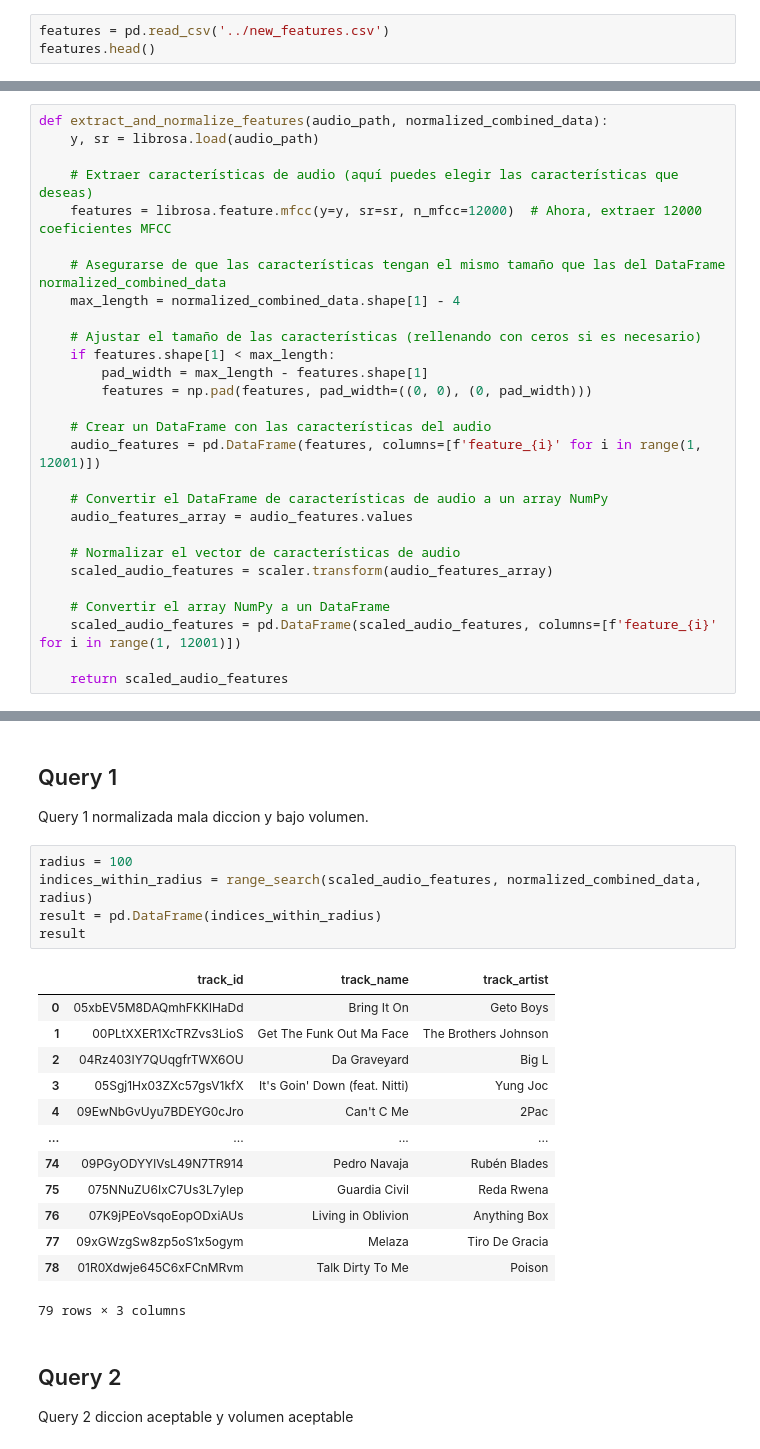
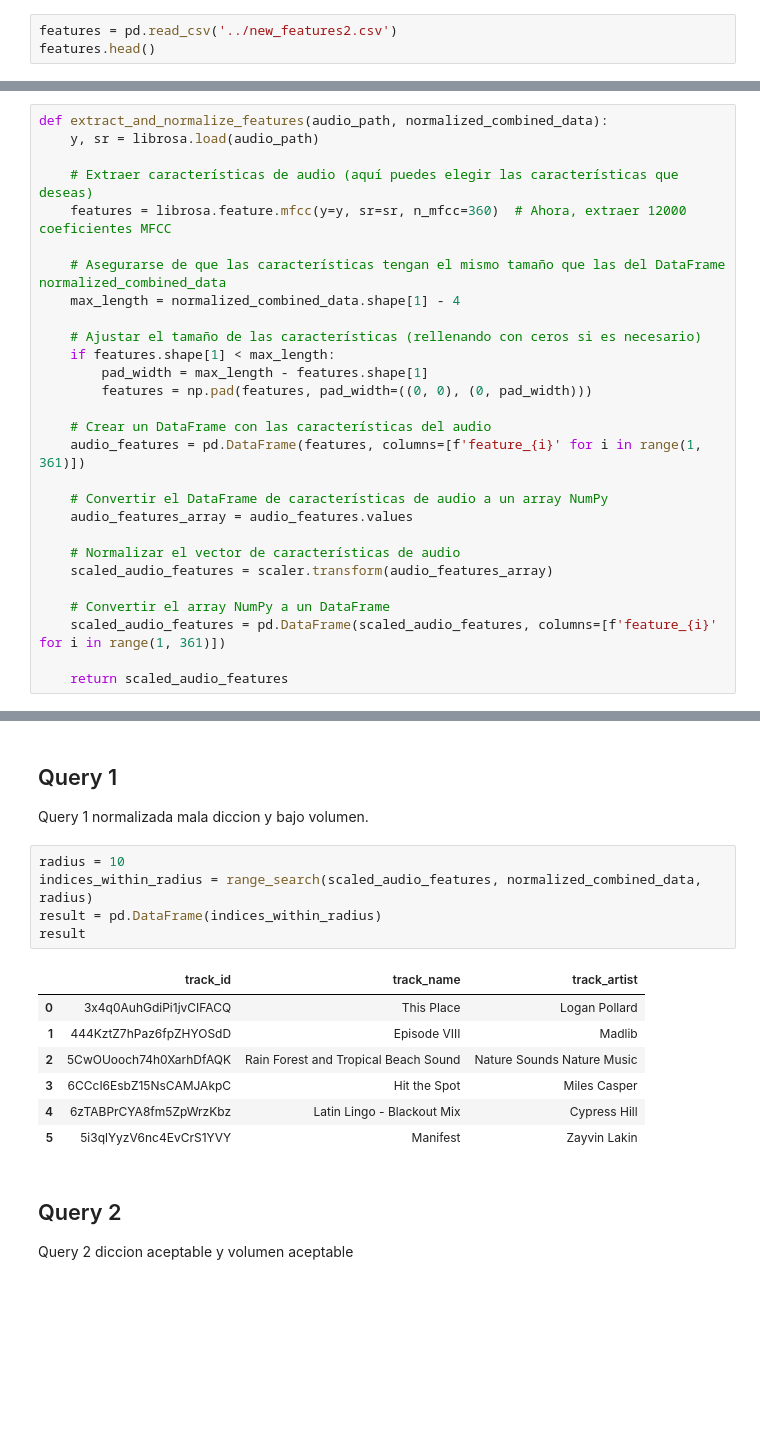
Before and after one commit to MatiasMaravi/BD2-Project2, a Jupyter notebook: knn/knn.ipynb, the cells around one changed output, grey strips where cells are left out. Saved outputs shown, nothing was run; the diff lists cells and outputs as text; blank space fills up the shorter version.

```diff
--- a/knn/knn.ipynb
+++ b/knn/knn.ipynb
@@ -25,7 +25,7 @@ songs.head()
 # %% [markdown]
 Cargamos el csv de vector caracteristico de las canciones
 # %%
-features = pd.read_csv('../new_features.csv')
+features = pd.read_csv('../new_features2.csv')
 features.head()
 # %% [output]
 |  | track_id | f1 | f2 | f3 | f4 | f5 | f6 | f7 | f8 | f9 | ... | ... |
@@ -415,7 +415,7 @@ def extract_and_normalize_features(audio_path, normalized_combined_data):
     y, sr = librosa.load(audio_path)
 
     # Extraer características de audio (aquí puedes elegir las características que deseas)
-    features = librosa.feature.mfcc(y=y, sr=sr, n_mfcc=12000)  # Ahora, extraer 12000 coeficientes MFCC
+    features = librosa.feature.mfcc(y=y, sr=sr, n_mfcc=360)  # Ahora, extraer 12000 coeficientes MFCC
 
     # Asegurarse de que las características tengan el mismo tamaño que las del DataFrame normalized_combined_data
     max_length = normalized_combined_data.shape[1] - 4
@@ -426,7 +426,7 @@ def extract_and_normalize_features(audio_path, normalized_combined_data):
         features = np.pad(features, pad_width=((0, 0), (0, pad_width)))
 
     # Crear un DataFrame con las características del audio
-    audio_features = pd.DataFrame(features, columns=[f'feature_{i}' for i in range(1, 12001)])
+    audio_features = pd.DataFrame(features, columns=[f'feature_{i}' for i in range(1, 361)])
 
     # Convertir el DataFrame de características de audio a un array NumPy
     audio_features_array = audio_features.values
@@ -435,7 +435,7 @@ def extract_and_normalize_features(audio_path, normalized_combined_data):
     scaled_audio_features = scaler.transform(audio_features_array)
 
     # Convertir el array NumPy a un DataFrame
-    scaled_audio_features = pd.DataFrame(scaled_audio_features, columns=[f'feature_{i}' for i in range(1, 12001)])
+    scaled_audio_features = pd.DataFrame(scaled_audio_features, columns=[f'feature_{i}' for i in range(1, 361)])
 
     return scaled_audio_features
 # %% [markdown]
@@ -676,24 +676,18 @@ def range_search(query_features=pd.DataFrame(), reference_features=pd.DataFrame(
 ## Query 1
 Query 1 normalizada mala diccion y bajo volumen.
 # %%
-radius = 100
+radius = 10
 indices_within_radius = range_search(scaled_audio_features, normalized_combined_data, radius)
 result = pd.DataFrame(indices_within_radius)
 result
 # %% [output]
 |  | track_id | track_name | track_artist |
-| 0 | 05xbEV5M8DAQmhFKKlHaDd | Bring It On | Geto Boys |
-| 1 | 00PLtXXER1XcTRZvs3LioS | Get The Funk Out Ma Face | The Brothers Johnson |
-| 2 | 04Rz403IY7QUqgfrTWX6OU | Da Graveyard | Big L |
-| 3 | 05Sgj1Hx03ZXc57gsV1kfX | It's Goin' Down (feat. Nitti) | Yung Joc |
-| 4 | 09EwNbGvUyu7BDEYG0cJro | Can't C Me | 2Pac |
-| ... | ... | ... | ... |
-| 74 | 09PGyODYYlVsL49N7TR914 | Pedro Navaja | Rubén Blades |
-| 75 | 075NNuZU6IxC7Us3L7ylep | Guardia Civil | Reda Rwena |
-| 76 | 07K9jPEoVsqoEopODxiAUs | Living in Oblivion | Anything Box |
-| 77 | 09xGWzgSw8zp5oS1x5ogym | Melaza | Tiro De Gracia |
-| 78 | 01R0Xdwje645C6xFCnMRvm | Talk Dirty To Me | Poison |
+| 0 | 3x4q0AuhGdiPi1jvCIFACQ | This Place | Logan Pollard |
+| 1 | 444KztZ7hPaz6fpZHYOSdD | Episode VIII | Madlib |
+| 2 | 5CwOUooch74h0XarhDfAQK | Rain Forest and Tropical Beach Sound | Nature Sounds Nature Music |
+| 3 | 6CCcI6EsbZ15NsCAMJAkpC | Hit the Spot | Miles Casper |
+| 4 | 6zTABPrCYA8fm5ZpWrzKbz | Latin Lingo - Blackout Mix | Cypress Hill |
+| 5 | 5i3qlYyzV6nc4EvCrS1YVY | Manifest | Zayvin Lakin |
-79 rows × 3 columns
 # %% [markdown]
 ## Query 2
 Query 2 diccion aceptable y volumen aceptable
```
Also changed, not shown: parts of 29 cells of this notebook, 1 other file.
